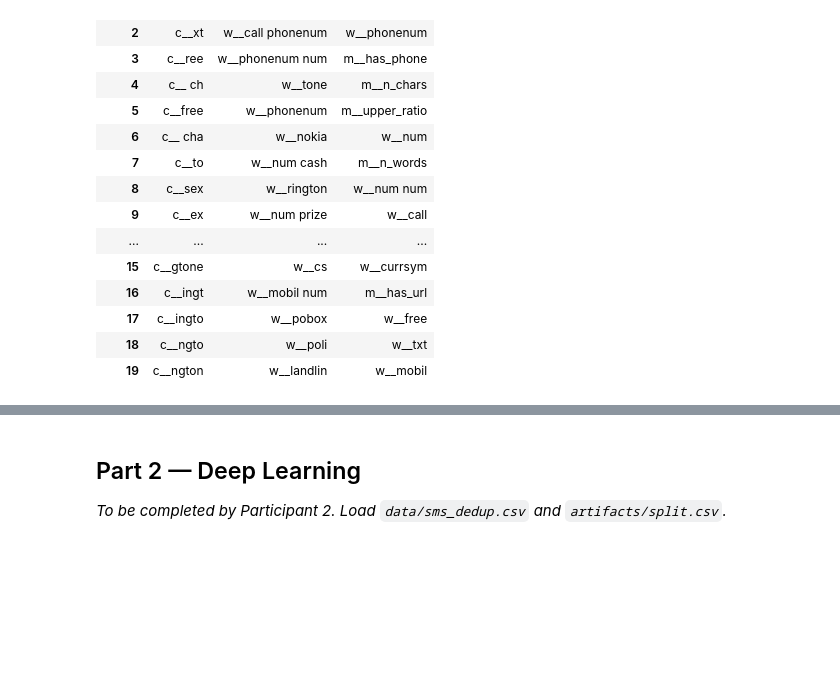
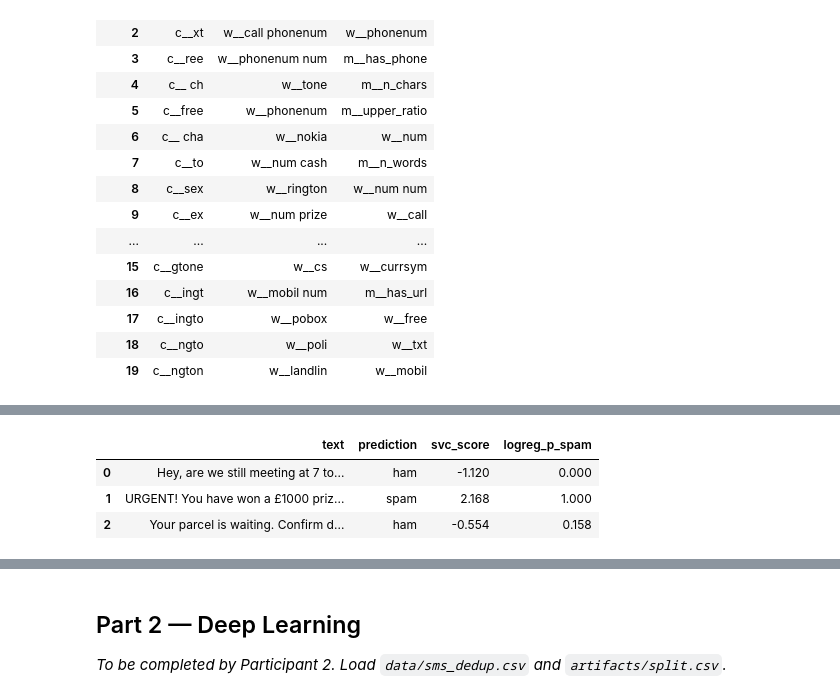
Before and after one commit to dench1k1ng/ml_midterm, a Jupyter notebook: Final_Denis_Shin_Abylay_Latiyev_Nikita_Vassilenko.ipynb, the cells around one changed output, grey strips where cells are left out. Cells and saved outputs as stored; diff of their text form; code cells hidden in the pictures; blank space fills up the shorter version.

```diff
--- a/Final_Denis_Shin_Abylay_Latiyev_Nikita_Vassilenko.ipynb
+++ b/Final_Denis_Shin_Abylay_Latiyev_Nikita_Vassilenko.ipynb
@@ -400,0 +475,22 @@ top.assign(rank=top.groupby("model").cumcount()).pivot(index="rank", columns="mo
+# %%
+def predict_sms(texts, model=BEST):
+    t = pd.Series(texts)
+    X_new = pd.concat([pd.DataFrame({"text": t, "clean": t.map(clean_text)}), meta_features(t)], axis=1)
+    est = search[model]
+    return pd.DataFrame({
+        "text": t,
+        "prediction": np.where(est.predict(X_new) == 1, "spam", "ham"),
+        f"{model}_score": est.decision_function(X_new) if model == "svc" else est.predict_proba(X_new)[:, 1],
+        "logreg_p_spam": search["logreg"].predict_proba(X_new)[:, 1],
+    }).round(3)
+
+predict_sms([
+    "Hey, are we still meeting at 7 tonight? I'll bring the notes",
+    "URGENT! You have won a £1000 prize. Call 09061701461 now to claim, T&C apply",
+    "Your parcel is waiting. Confirm delivery at www.parcel-track.com",
+])
+# %% [output]
+|  | text | prediction | svc_score | logreg_p_spam |
+| 0 | Hey, are we still meeting at 7 to... | ham | -1.120 | 0.000 |
+| 1 | URGENT! You have won a £1000 priz... | spam | 2.168 | 1.000 |
+| 2 | Your parcel is waiting. Confirm d... | ham | -0.554 | 0.158 |
```
Also changed, not shown: parts of 15 cells of this notebook, 2 other files.
